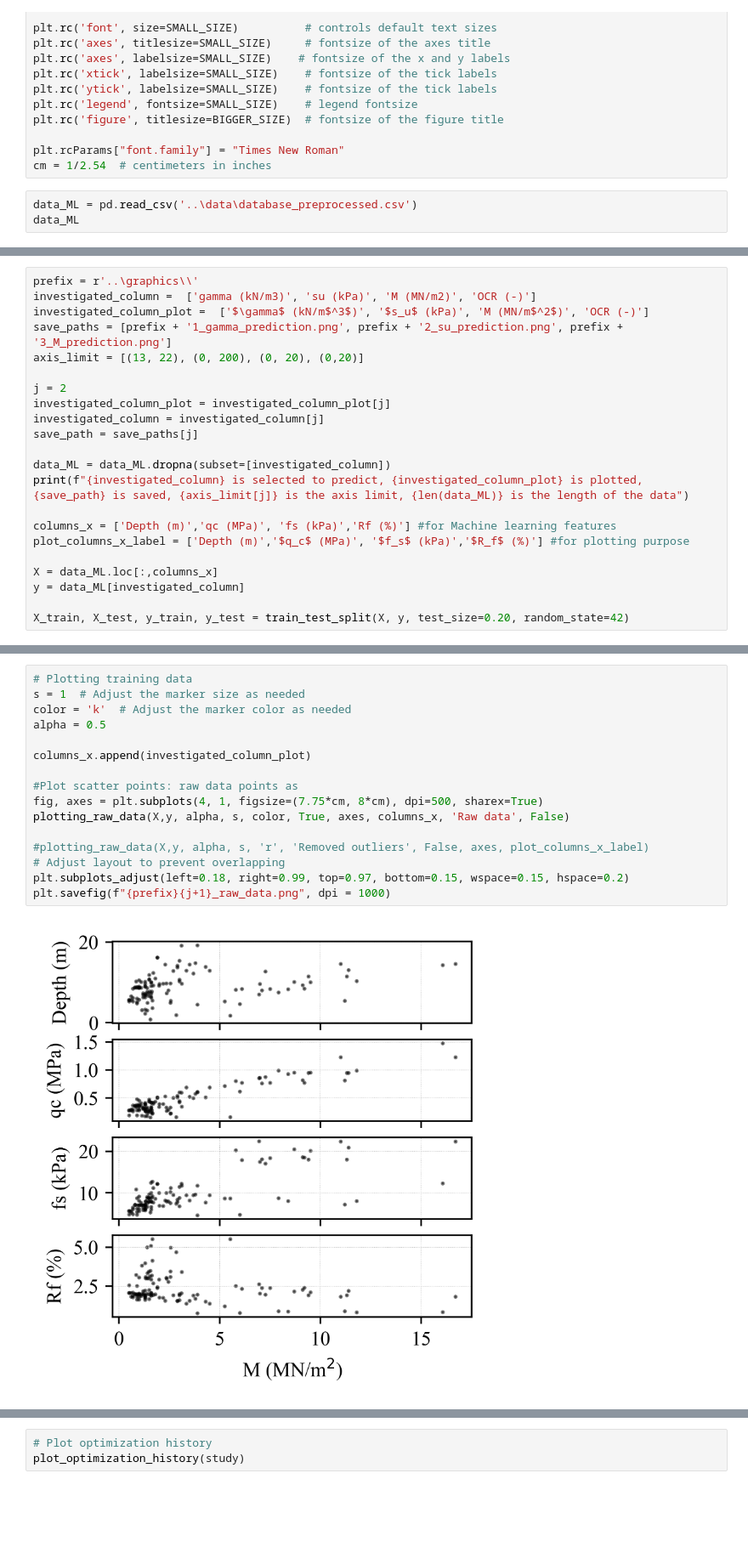
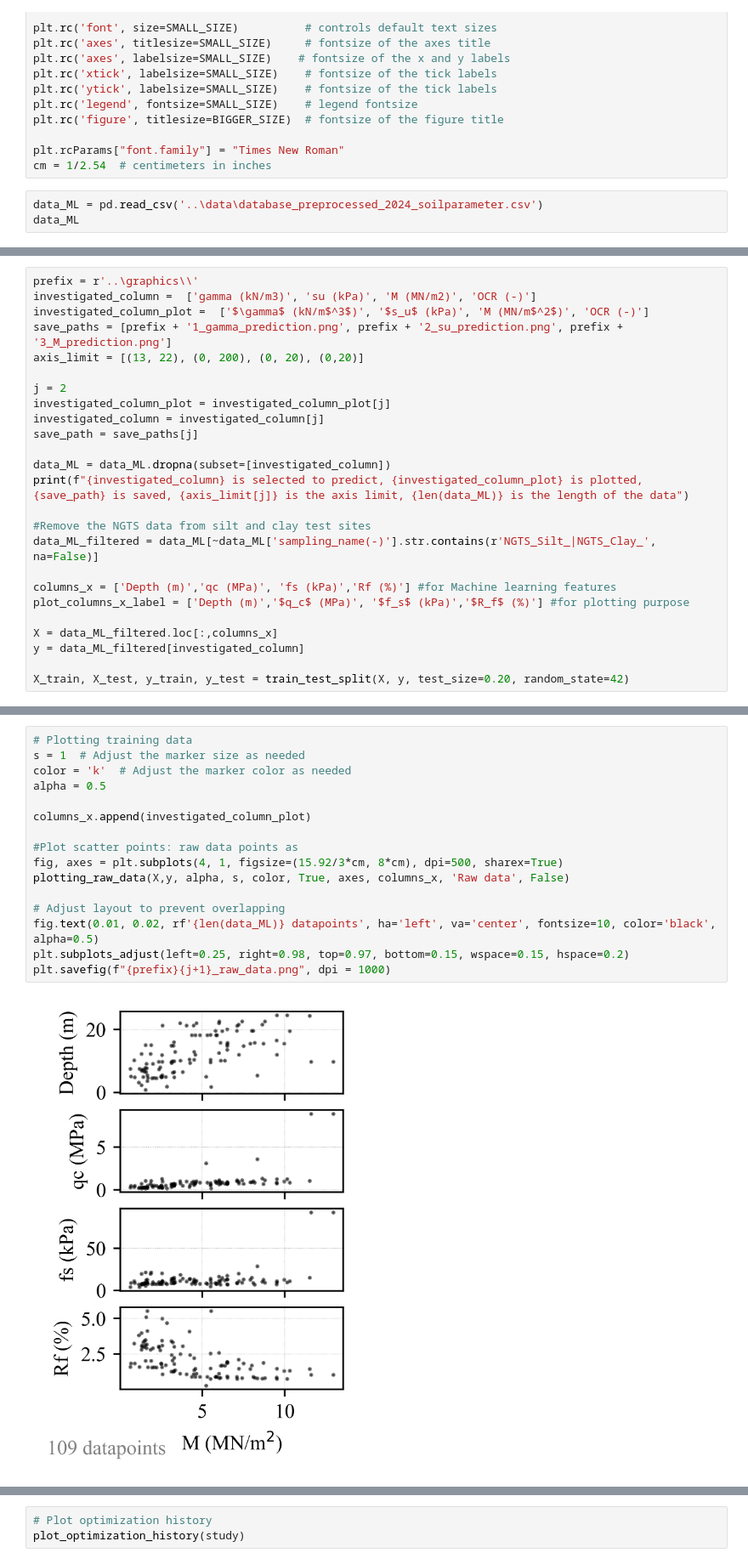
Before and after one commit to harifel/ISGSR25_DataDrivenSiteCharacterization, a Jupyter notebook: src/03_training_soil_parameters.ipynb, the cells around one changed output, grey strips where cells are left out. Shown at 85% size. Cells and saved outputs as stored; diff of their text form; blank space fills up the shorter version.

```diff
--- a/src/03_training_soil_parameters.ipynb
+++ b/src/03_training_soil_parameters.ipynb
@@ -34,7 +34,7 @@ plt.rc('figure', titlesize=BIGGER_SIZE)  # fontsize of the figure title
 plt.rcParams["font.family"] = "Times New Roman"
 cm = 1/2.54  # centimeters in inches
 # %%
-data_ML = pd.read_csv('..\data\database_preprocessed.csv')
+data_ML = pd.read_csv('..\data\database_preprocessed_2024_soilparameter.csv')
 data_ML
 # %% [output]
 |  | Depth (m) | qc (MPa) | fs (kPa) | Rf (%) | u2 (kPa) | gamma (kN/m3) | M (MN/m2) | OCR (-) | su (kPa) | ... |
@@ -65,11 +65,14 @@ save_path = save_paths[j]
 data_ML = data_ML.dropna(subset=[investigated_column])
 print(f"{investigated_column} is selected to predict, {investigated_column_plot} is plotted, {save_path} is saved, {axis_limit[j]} is the axis limit, {len(data_ML)} is the length of the data")
 
+#Remove the NGTS data from silt and clay test sites
+data_ML_filtered = data_ML[~data_ML['sampling_name(-)'].str.contains(r'NGTS_Silt_|NGTS_Clay_', na=False)]
+
 columns_x = ['Depth (m)','qc (MPa)', 'fs (kPa)','Rf (%)'] #for Machine learning features
 plot_columns_x_label = ['Depth (m)','$q_c$ (MPa)', '$f_s$ (kPa)','$R_f$ (%)'] #for plotting purpose
 
-X = data_ML.loc[:,columns_x]
-y = data_ML[investigated_column]
+X = data_ML_filtered.loc[:,columns_x]
+y = data_ML_filtered[investigated_column]
 
 X_train, X_test, y_train, y_test = train_test_split(X, y, test_size=0.20, random_state=42)
 # %% [output]
@@ -93,18 +117,18 @@ data_ML
 # %%
 # Plotting training data
 s = 1  # Adjust the marker size as needed
 color = 'k'  # Adjust the marker color as needed
 alpha = 0.5
 
 columns_x.append(investigated_column_plot)
 
 #Plot scatter points: raw data points as
-fig, axes = plt.subplots(4, 1, figsize=(7.75*cm, 8*cm), dpi=500, sharex=True)
+fig, axes = plt.subplots(4, 1, figsize=(15.92/3*cm, 8*cm), dpi=500, sharex=True)
 plotting_raw_data(X,y, alpha, s, color, True, axes, columns_x, 'Raw data', False)
 
-#plotting_raw_data(X,y, alpha, s, 'r', 'Removed outliers', False, axes, plot_columns_x_label)
 # Adjust layout to prevent overlapping
-plt.subplots_adjust(left=0.18, right=0.99, top=0.97, bottom=0.15, wspace=0.15, hspace=0.2)
+fig.text(0.01, 0.02, rf'{len(data_ML)} datapoints', ha='left', va='center', fontsize=10, color='black', alpha=0.5)
+plt.subplots_adjust(left=0.25, right=0.98, top=0.97, bottom=0.15, wspace=0.15, hspace=0.2)
 plt.savefig(f"{prefix}{j+1}_raw_data.png", dpi = 1000)
 # %% [output]
-[figure, old version]
+[figure, new version]
```
Also changed, not shown: parts of 9 cells of this notebook, 3 other files.
